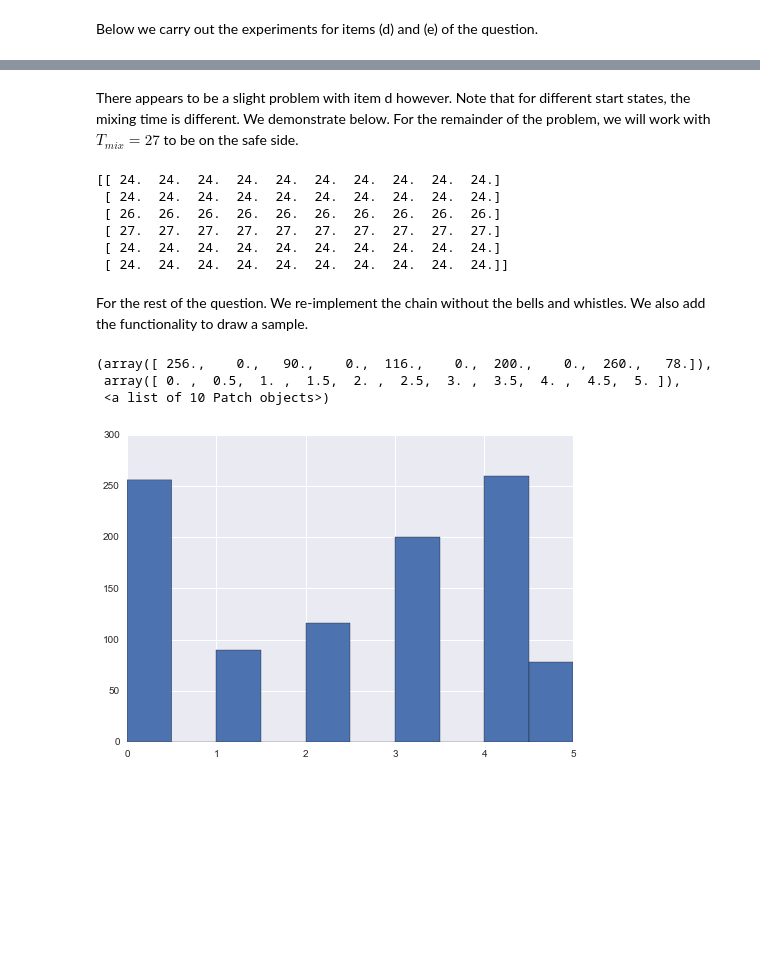
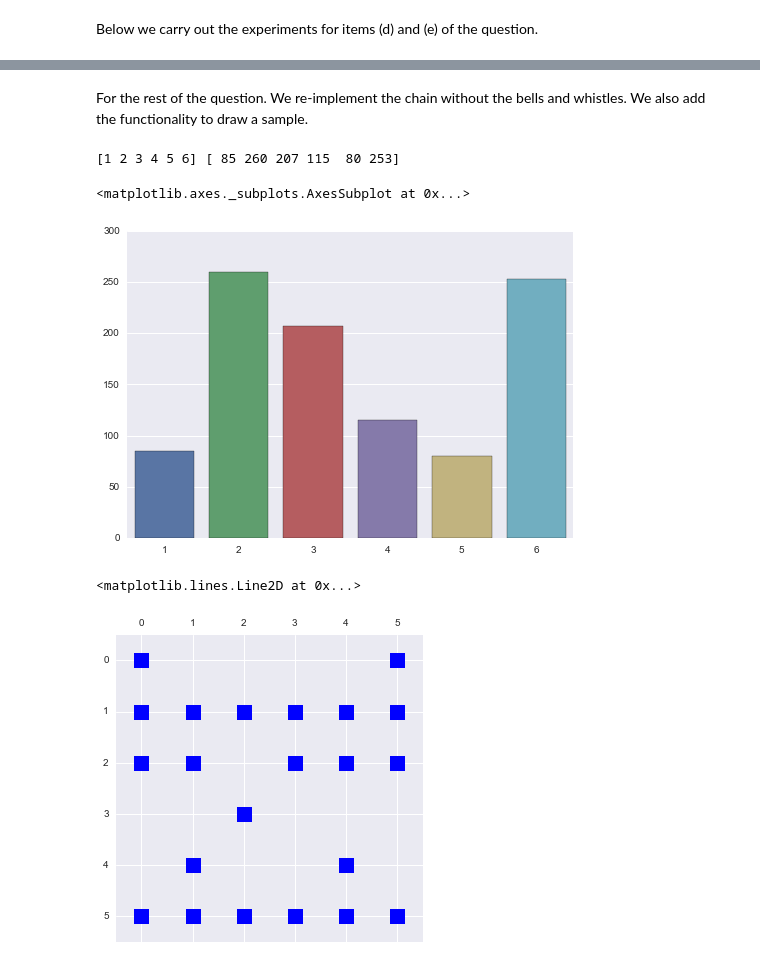
Before and after one commit to Bogazici-CMPE548-Spring2016/Cmpe548-Assignment2, a Jupyter notebook: HW2.ipynb, the cells around one changed output, grey strips where cells are left out. Drawn from its saved outputs; the diff is of its cells as text; code cells hidden in the pictures; blank space fills up the shorter version.

```diff
--- a/HW2.ipynb
+++ b/HW2.ipynb
@@ -86,43 +173,33 @@ sns.heatmap(mix)
-# %% [markdown]
-There appears to be a slight problem with item d however. Note that for different start states, the mixing time is different. We demonstrate below. For the remainder of the problem, we will work with $T_{mix} = 27$ to be on the safe side.
-# %%
-def ket(i, n):
-    a = np.zeros(n)
-    a[i] = 1
-    return a
-
-exp = np.zeros((6,10))
-for i in range(6):
-    for j in range(10):
-        _, err, _a = run_until_mix(ket(i, 6), A)
-        exp[i,j] = len(err)-1
-
-print exp
-# %% [output]
-[[ 24.  24.  24.  24.  24.  24.  24.  24.  24.  24.]
- [ 24.  24.  24.  24.  24.  24.  24.  24.  24.  24.]
- [ 26.  26.  26.  26.  26.  26.  26.  26.  26.  26.]
- [ 27.  27.  27.  27.  27.  27.  27.  27.  27.  27.]
- [ 24.  24.  24.  24.  24.  24.  24.  24.  24.  24.]
- [ 24.  24.  24.  24.  24.  24.  24.  24.  24.  24.]]
 # %% [markdown]
 For the rest of the question. We re-implement the chain without the bells and whistles. We also add the functionality to draw a sample.
 # %%
-def sample_run(st, A, N=27):
+def sample_run(st, A, N=24):
     arr = []
     for i in range(N):
         arr.append(st)
         st = np.random.choice(range(6), p=A.dot(ket(st,6))) # advance the chain one step
-    return st
+    return st, arr
 # %%
 # draw 1000 independent samples and plot
 samples = []
+arrs = []
 for i in range(1000):
-    samples.append(sample_run(1, A))
+    run = sample_run(1, A)
+    samples.append(run[0])
+    arrs.append(run[1])
 
-pl.hist(samples)
+unique, counts = np.unique(np.array(samples) + 1, return_counts=True)
-# %% [output]
-(array([ 256.,    0.,   90.,    0.,  116.,    0.,  200.,    0.,  260.,   78.]),
- array([ 0. ,  0.5,  1. ,  1.5,  2. ,  2.5,  3. ,  3.5,  4. ,  4.5,  5. ]),
- <a list of 10 Patch objects>)
-[figure, removed]
+# %%
+print unique, counts
+# %% [output]
+[1 2 3 4 5 6] [ 85 260 207 115  80 253]
+# %%
+sns.barplot(unique, counts)
+# %% [output]
+<matplotlib.axes._subplots.AxesSubplot at 0x...>
+[figure, added]
+# %%
+pl.spy(A, markersize=15)
+# %% [output]
+<matplotlib.lines.Line2D at 0x...>
+[figure, added]
```
Also changed, not shown: parts of 20 cells of this notebook, 1 other file.
